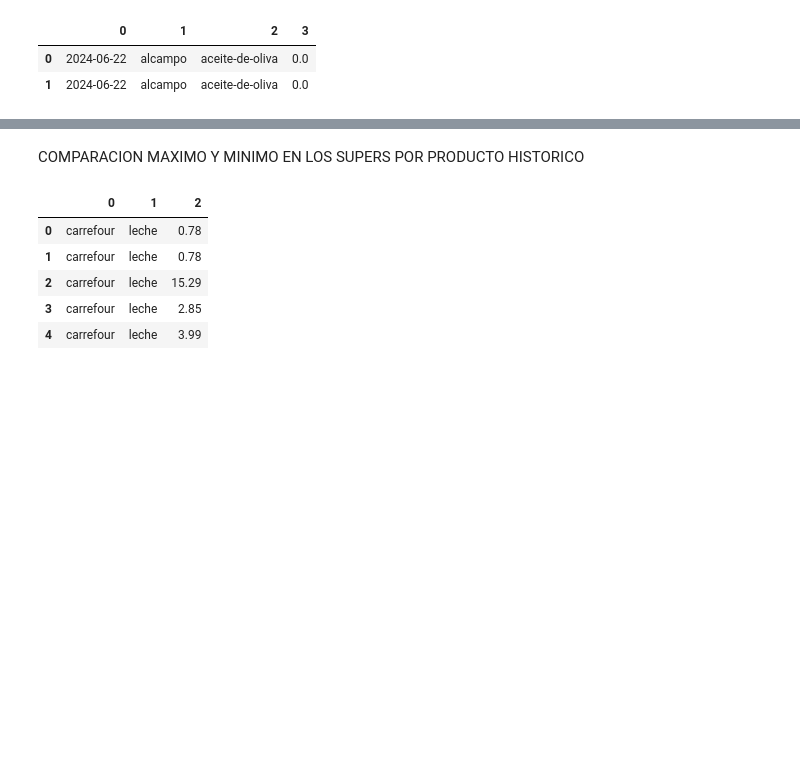
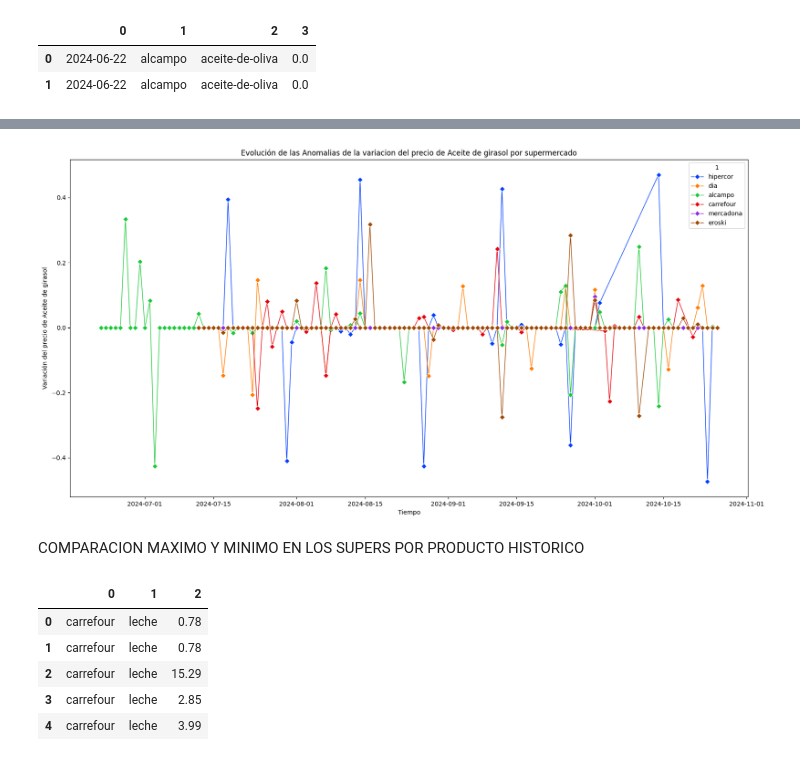
Before and after one commit to jgilsu11/Proyecto1-AnalisisFacua, a Jupyter notebook: Notebooks/1)Extraccion y limpieza (pandas).ipynb, the cells around one changed output, grey strips where cells are left out. Saved outputs shown, nothing was run; the diff lists cells and outputs as text; code cells hidden in the pictures; blank space fills up the shorter version.

```diff
--- a/Notebooks/1)Extraccion y limpieza (pandas).ipynb
+++ b/Notebooks/1)Extraccion y limpieza (pandas).ipynb
@@ -821,3 +766,21 @@ Text(0, 0.5, 'Variación del precio de la Leche')
+# %%
+cursor=conexion.cursor()
+query_anomalias_variacion_girasol="""
+SELECT fecha, super, p2.producto, AVG(p.variacion)
+FROM mercados m
+INNER JOIN principal p ON m.id_super = p.id_super
+INNER JOIN productos p2 ON p.id_producto = p2.id_producto
+WHERE p2.producto = 'aceite-de-girasol'
+GROUP BY fecha, super, p2.producto;
+"""
+cursor.execute(query_anomalias_variacion_girasol)
+df_anomalias_variacion_girasol= pd.DataFrame(cursor.fetchall())
+# %%
+df_anomalias_variacion_girasol[0] = pd.to_datetime(df_anomalias_variacion_girasol[0])
+# %%
+f.grafica_anomalias(0,3,1,df_anomalias_variacion_girasol,"Aceite de girasol")
+# %% [output]
+[figure, added]
 # %% [markdown]
 COMPARACION MAXIMO Y MINIMO EN LOS SUPERS POR PRODUCTO HISTORICO
 # %%
```
Also changed, not shown: parts of 42 cells of this notebook, 1 other file.
